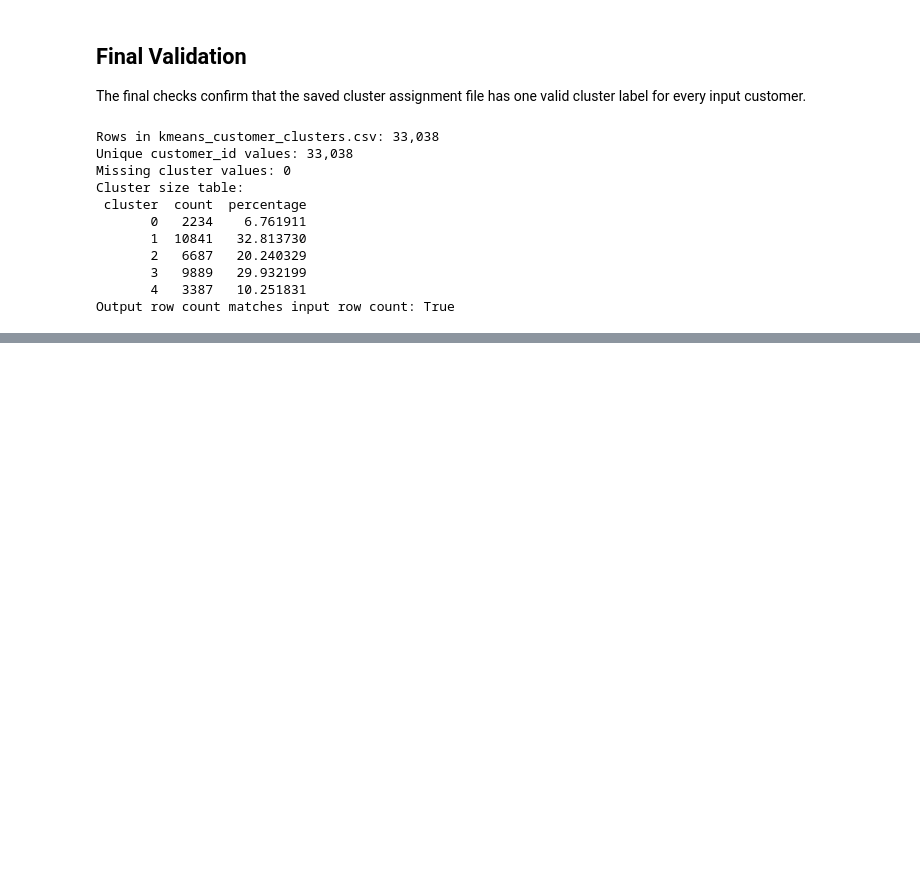
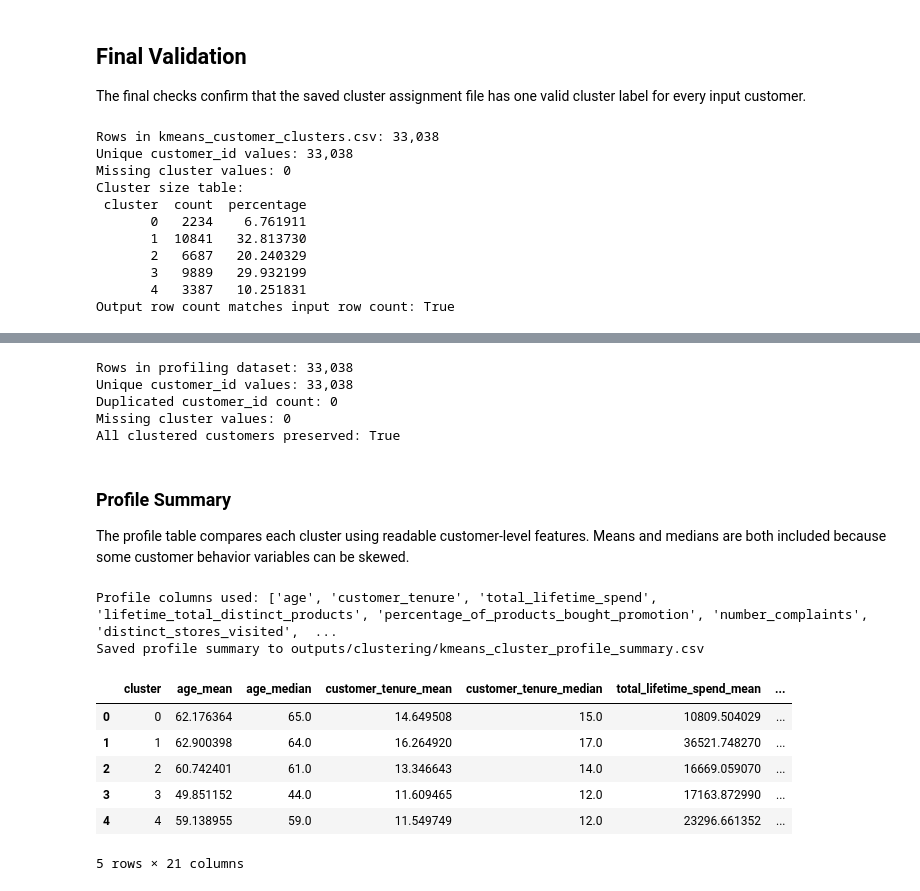
Before and after one commit to pedromariaanf-a11y/Unsupervised-Learning, a Jupyter notebook: notebooks/05_kmeans_baseline.ipynb, the cells around one changed output, grey strips where cells are left out. Cells and saved outputs as stored; diff of their text form; code cells hidden in the pictures; blank space fills up the shorter version.

```diff
--- a/notebooks/05_kmeans_baseline.ipynb
+++ b/notebooks/05_kmeans_baseline.ipynb
@@ -284,0 +309,71 @@ Output row count matches input row count: True
+# %%
+features_info = pd.read_csv("data/processed/customer_features_info.csv")
+clusters = pd.read_csv("outputs/clustering/kmeans_customer_clusters.csv")
+
+profiling_df = clusters.merge(features_info, on="customer_id", how="left")
+
+profiling_rows = len(profiling_df)
+profiling_unique_customers = profiling_df["customer_id"].nunique()
+profiling_duplicate_customers = profiling_df["customer_id"].duplicated().sum()
+profiling_missing_clusters = profiling_df["cluster"].isna().sum()
+preserved_all_customers = len(profiling_df) == len(clusters)
+
+print(f"Rows in profiling dataset: {profiling_rows:,}")
+print(f"Unique customer_id values: {profiling_unique_customers:,}")
+print(f"Duplicated customer_id count: {profiling_duplicate_customers:,}")
+print(f"Missing cluster values: {profiling_missing_clusters:,}")
+print(f"All clustered customers preserved: {preserved_all_customers}")
+
+if profiling_duplicate_customers > 0:
+    raise ValueError("Profiling dataset contains duplicated customer_id values.")
+
+if profiling_missing_clusters > 0:
+    raise ValueError("Profiling dataset contains missing cluster values.")
+
+if len(profiling_df) != len(clusters):
+    raise ValueError("Profiling merge changed the number of customer rows.")
+# %% [output]
+Rows in profiling dataset: 33,038
+Unique customer_id values: 33,038
+Duplicated customer_id count: 0
+Missing cluster values: 0
+All clustered customers preserved: True
+# %% [markdown]
+### Profile Summary
+
+The profile table compares each cluster using readable customer-level features. Means and medians are both included because some customer behavior variables can be skewed.
+# %%
+profile_columns = [
+    "age",
+    "customer_tenure",
+    "total_lifetime_spend",
+    "lifetime_total_distinct_products",
+    "percentage_of_products_bought_promotion",
+    "number_complaints",
+    "distinct_stores_visited",
+    "has_loyalty_card",
+    "total_children_home",
+    "has_children",
+]
+profile_columns = [column for column in profile_columns if column in profiling_df.columns]
+
+cluster_profile = create_cluster_profile(
+    profiling_df,
+    cluster_column="cluster",
+    columns=profile_columns,
+)
+cluster_profile.to_csv("outputs/clustering/kmeans_cluster_profile_summary.csv", index=False)
+
+print(f"Profile columns used: {profile_columns}")
+print("Saved profile summary to outputs/clustering/kmeans_cluster_profile_summary.csv")
+cluster_profile
+# %% [output]
+Profile columns used: ['age', 'customer_tenure', 'total_lifetime_spend', 'lifetime_total_distinct_products', 'percentage_of_products_bought_promotion', 'number_complaints', 'distinct_stores_visited',  ...
+Saved profile summary to outputs/clustering/kmeans_cluster_profile_summary.csv
+|  | cluster | age_mean | age_median | customer_tenure_mean | customer_tenure_median | total_lifetime_spend_mean | ... |
+| 0 | 0 | 62.176364 | 65.0 | 14.649508 | 15.0 | 10809.504029 | ... |
+| 1 | 1 | 62.900398 | 64.0 | 16.264920 | 17.0 | 36521.748270 | ... |
+| 2 | 2 | 60.742401 | 61.0 | 13.346643 | 14.0 | 16669.059070 | ... |
+| 3 | 3 | 49.851152 | 44.0 | 11.609465 | 12.0 | 17163.872990 | ... |
+| 4 | 4 | 59.138955 | 59.0 | 11.549749 | 12.0 | 23296.661352 | ... |
+5 rows × 21 columns
```
Also changed, not shown: parts of 10 cells of this notebook, 13 other files.
